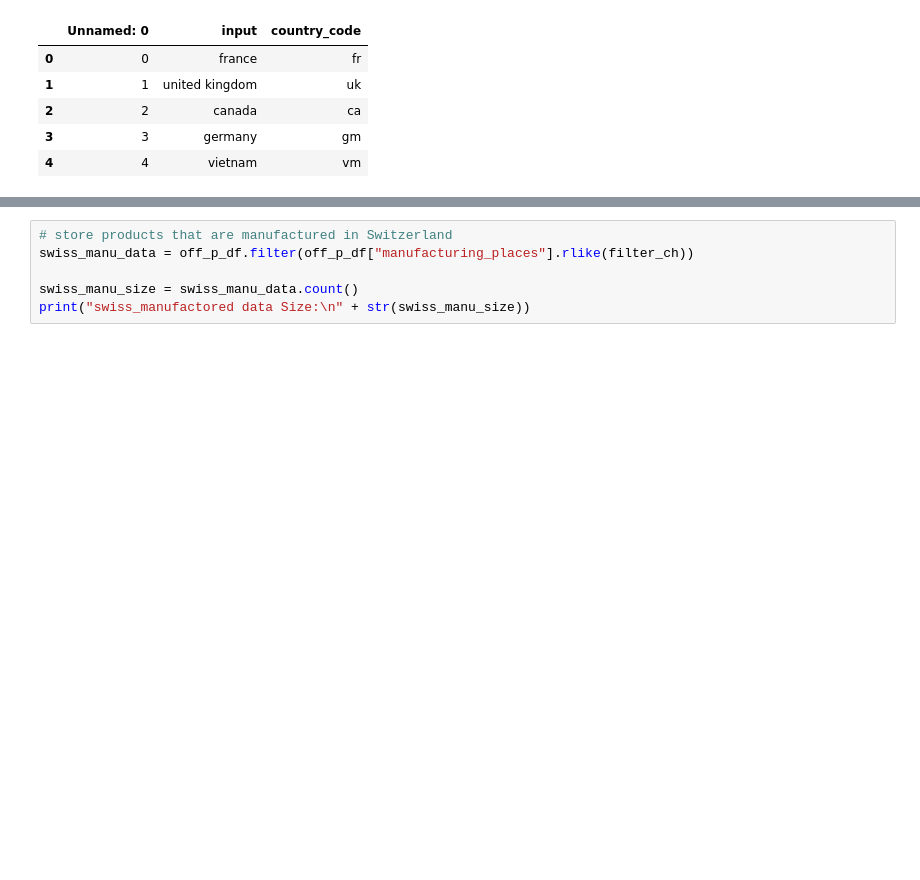
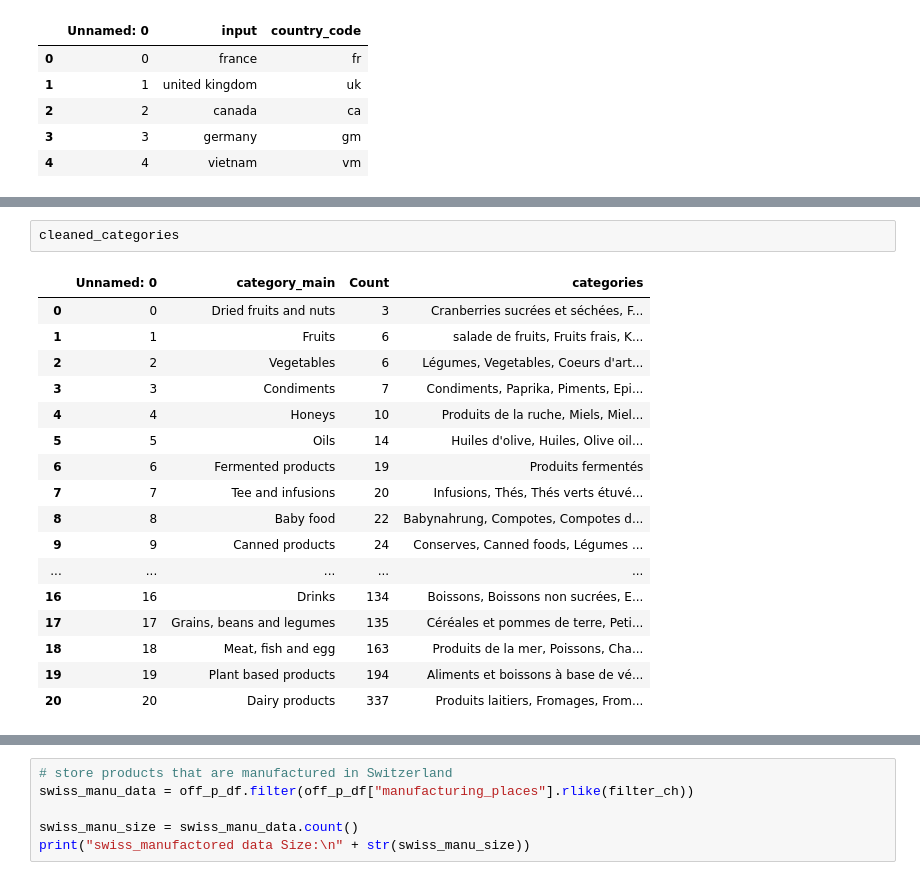
Before and after one commit to MrymZakani/ADA, a Jupyter notebook: project_EU.ipynb, the cells around one changed output, grey strips where cells are left out. Cells and saved outputs as stored; diff of their text form; blank space fills up the shorter version.

```diff
--- a/project_EU.ipynb
+++ b/project_EU.ipynb
@@ -215,0 +360,20 @@ print("swiss_origin data Size:\n" + str(swiss_origin_size))
+# %%
+cleaned_categories
+# %% [output]
+|  | Unnamed: 0 | category_main | Count | categories |
+| 0 | 0 | Dried fruits and nuts | 3 | Cranberries sucrées et séchées, F... |
+| 1 | 1 | Fruits | 6 | salade de fruits, Fruits frais, K... |
+| 2 | 2 | Vegetables | 6 | Légumes, Vegetables, Coeurs d'art... |
+| 3 | 3 | Condiments | 7 | Condiments, Paprika, Piments, Epi... |
+| 4 | 4 | Honeys | 10 | Produits de la ruche, Miels, Miel... |
+| 5 | 5 | Oils | 14 | Huiles d'olive, Huiles, Olive oil... |
+| 6 | 6 | Fermented products | 19 | Produits fermentés |
+| 7 | 7 | Tee and infusions | 20 | Infusions, Thés, Thés verts étuvé... |
+| 8 | 8 | Baby food | 22 | Babynahrung, Compotes, Compotes d... |
+| 9 | 9 | Canned products | 24 | Conserves, Canned foods, Légumes ... |
+| ... | ... | ... | ... | ... |
+| 16 | 16 | Drinks | 134 | Boissons, Boissons non sucrées, E... |
+| 17 | 17 | Grains, beans and legumes | 135 | Céréales et pommes de terre, Peti... |
+| 18 | 18 | Meat, fish and egg | 163 | Produits de la mer, Poissons, Cha... |
+| 19 | 19 | Plant based products | 194 | Aliments et boissons à base de vé... |
+| 20 | 20 | Dairy products | 337 | Produits laitiers, Fromages, From... |
```
Also changed, not shown: parts of 47 cells of this notebook.
